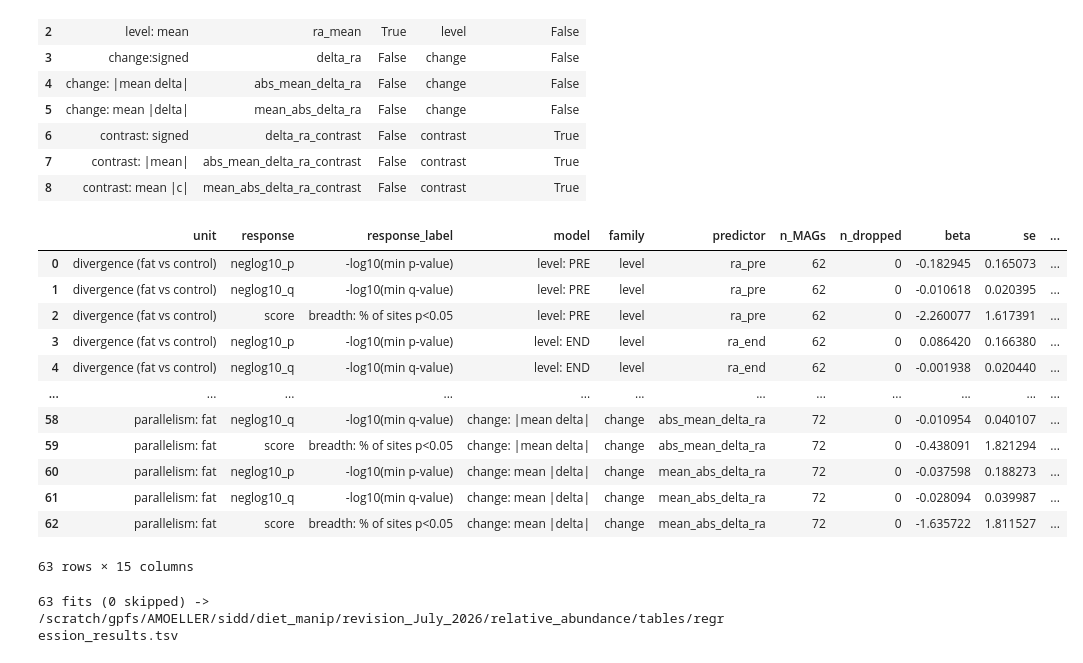
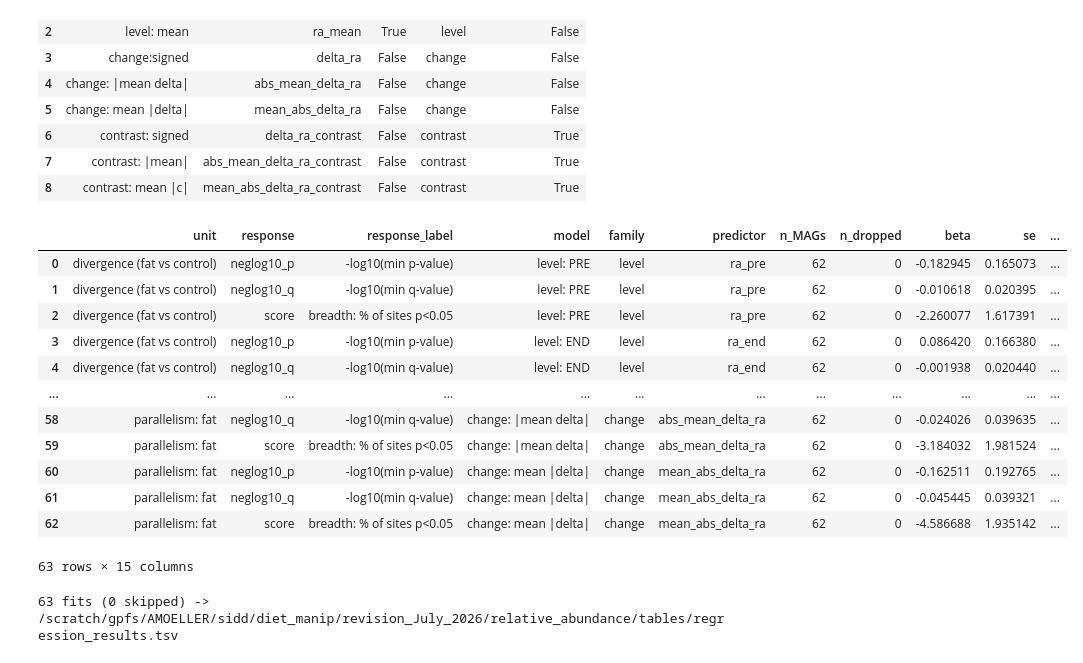
Before and after one commit to MoellerLabPU/DietDrivenMicrobiota, a Jupyter notebook: Revision/relative_abundance/rel_abundance_regression.ipynb, the cells around one changed output. Saved outputs shown, nothing was run; the diff lists cells and outputs as text; code cells hidden in the pictures.

```diff
--- a/Revision/relative_abundance/rel_abundance_regression.ipynb
+++ b/Revision/relative_abundance/rel_abundance_regression.ipynb
@@ -128,0 +137,16 @@ d
+# %%
+#| label: subset-divergence-tested
+# The divergence-tested set is read off the merged table itself (the two_sample rows), not
+# hardcoded, so a rerun of the upstream pipeline propagates automatically.
+div_mags = set(d.loc[d["test_family"] == "two_sample", "mag_id"])
+n_before = d.groupby(["test_family", "group"])["mag_id"].nunique().rename("n_MAGs_all")
+d = d[d["mag_id"].isin(div_mags)].copy()
+n_after = d.groupby(["test_family", "group"])["mag_id"].nunique().rename("n_MAGs_divergence_tested")
+
+subset_report = pd.concat([n_before, n_after], axis=1)
+subset_report["n_dropped"] = subset_report["n_MAGs_all"] - subset_report["n_MAGs_divergence_tested"]
+assert set(d.loc[d["test_family"] == "two_sample", "mag_id"]) == div_mags, (
+    "the divergence unit itself must be untouched by the subset"
+)
+print(f"divergence-tested MAG set: {len(div_mags)} MAGs; {len(d)} cells remain")
+print(subset_report.to_string())
@@ -287,7 +318,7 @@ def fit_one(sub, ycol, xcol, use_log10):
     """One univariate OLS plus a Spearman companion. Returns a dict, or a skip reason.
 
     The predictor is z-scored so beta reads as "per 1 SD of the predictor". Spearman is computed on
-    the untransformed predictor: with n = 62-72 and heavily right-skewed abundance, a rank statistic
+    the untransformed predictor: with n = 61-62 and heavily right-skewed abundance, a rank statistic
     that disagrees with OLS is itself informative.
     """
     s = sub[[ycol, xcol]].dropna()
@@ -321,38 +352,38 @@ def fit_one(sub, ycol, xcol, use_log10):
     return {
         "n_MAGs": len(s), "n_dropped": n_dropped,
         "beta": res.params[1], "se": res.bse[1], "p": res.pvalues[1], "r2": res.rsquared,
         "spearman_rho": rho, "spearman_p": rho_p, "skipped_reason": "",
     }
 
 
 rows = []
 for unit, sub in d.groupby("unit"):
     is_two = sub["test_family"].iloc[0] == "two_sample"
     for _, m in spec.iterrows():
         if m["two_sample_only"] and not is_two:
             continue
         for resp, resp_label in RESPONSES.items():
             rows.append({
                 "unit": unit, "response": resp, "response_label": resp_label,
                 "model": m["model"], "family": m["family"], "predictor": m["column"],
                 **fit_one(sub, resp, m["column"], m["log10"]),
             })
 
 fits = pd.DataFrame(rows)
 fits
 # %% [output]
 |  | unit | response | response_label | model | family | predictor | n_MAGs | n_dropped | beta | se | ... |
 | 0 | divergence (fat vs control) | neglog10_p | -log10(min p-value) | level: PRE | level | ra_pre | 62 | 0 | -0.182945 | 0.165073 | ... |
 | 1 | divergence (fat vs control) | neglog10_q | -log10(min q-value) | level: PRE | level | ra_pre | 62 | 0 | -0.010618 | 0.020395 | ... |
 | 2 | divergence (fat vs control) | score | breadth: % of sites p<0.05 | level: PRE | level | ra_pre | 62 | 0 | -2.260077 | 1.617391 | ... |
 | 3 | divergence (fat vs control) | neglog10_p | -log10(min p-value) | level: END | level | ra_end | 62 | 0 | 0.086420 | 0.166380 | ... |
 | 4 | divergence (fat vs control) | neglog10_q | -log10(min q-value) | level: END | level | ra_end | 62 | 0 | -0.001938 | 0.020440 | ... |
 | ... | ... | ... | ... | ... | ... | ... | ... | ... | ... | ... | ... |
-| 58 | parallelism: fat | neglog10_q | -log10(min q-value) | change: |mean delta| | change | abs_mean_delta_ra | 72 | 0 | -0.010954 | 0.040107 | ... |
-| 59 | parallelism: fat | score | breadth: % of sites p<0.05 | change: |mean delta| | change | abs_mean_delta_ra | 72 | 0 | -0.438091 | 1.821294 | ... |
-| 60 | parallelism: fat | neglog10_p | -log10(min p-value) | change: mean |delta| | change | mean_abs_delta_ra | 72 | 0 | -0.037598 | 0.188273 | ... |
-| 61 | parallelism: fat | neglog10_q | -log10(min q-value) | change: mean |delta| | change | mean_abs_delta_ra | 72 | 0 | -0.028094 | 0.039987 | ... |
-| 62 | parallelism: fat | score | breadth: % of sites p<0.05 | change: mean |delta| | change | mean_abs_delta_ra | 72 | 0 | -1.635722 | 1.811527 | ... |
+| 58 | parallelism: fat | neglog10_q | -log10(min q-value) | change: |mean delta| | change | abs_mean_delta_ra | 62 | 0 | -0.024026 | 0.039635 | ... |
+| 59 | parallelism: fat | score | breadth: % of sites p<0.05 | change: |mean delta| | change | abs_mean_delta_ra | 62 | 0 | -3.184032 | 1.981524 | ... |
+| 60 | parallelism: fat | neglog10_p | -log10(min p-value) | change: mean |delta| | change | mean_abs_delta_ra | 62 | 0 | -0.162511 | 0.192765 | ... |
+| 61 | parallelism: fat | neglog10_q | -log10(min q-value) | change: mean |delta| | change | mean_abs_delta_ra | 62 | 0 | -0.045445 | 0.039321 | ... |
+| 62 | parallelism: fat | score | breadth: % of sites p<0.05 | change: mean |delta| | change | mean_abs_delta_ra | 62 | 0 | -4.586688 | 1.935142 | ... |
 63 rows × 15 columns
 # %%
 # Raw p-values only, by choice: each (response x model) family holds at most 3 fits, so readers can
```
Also changed, not shown: parts of 13 cells of this notebook, 2 other files.
